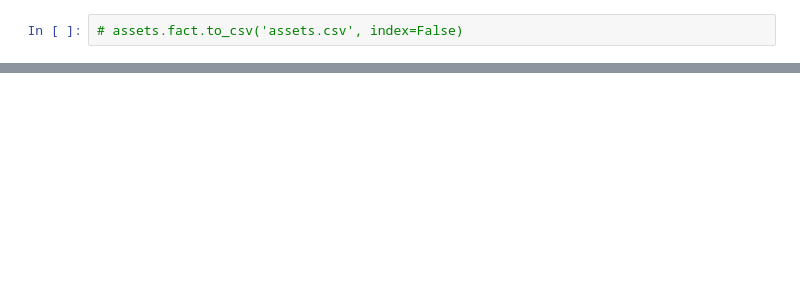
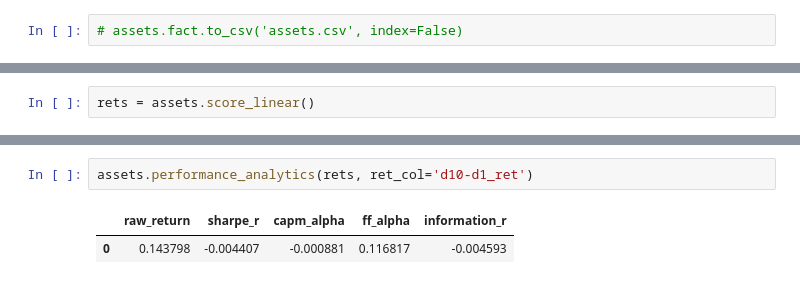
Before and after one commit to yiyun-sj/factor-trading, a Jupyter notebook: factor-trading.ipynb, the cells around one changed output, grey strips where cells are left out. Drawn from its saved outputs; the diff is of its cells as text; blank space fills up the shorter version.

Commit message:
capm and ff predicted returns for performance analytics;

```diff
--- a/factor-trading.ipynb
+++ b/factor-trading.ipynb
@@ -999,0 +1053,2 @@ assets.score_linear()
+# %%
+rets = assets.score_linear()
@@ -999,0 +1089,5 @@ assets.score_linear()
+# %%
+assets.performance_analytics(rets, ret_col='d10-d1_ret')
+# %% [output]
+|  | raw_return | sharpe_r | capm_alpha | ff_alpha | information_r |
+| 0 | 0.143798 | -0.004407 | -0.000881 | 0.116817 | -0.004593 |
```
Also changed, not shown: parts of 9 cells of this notebook.
